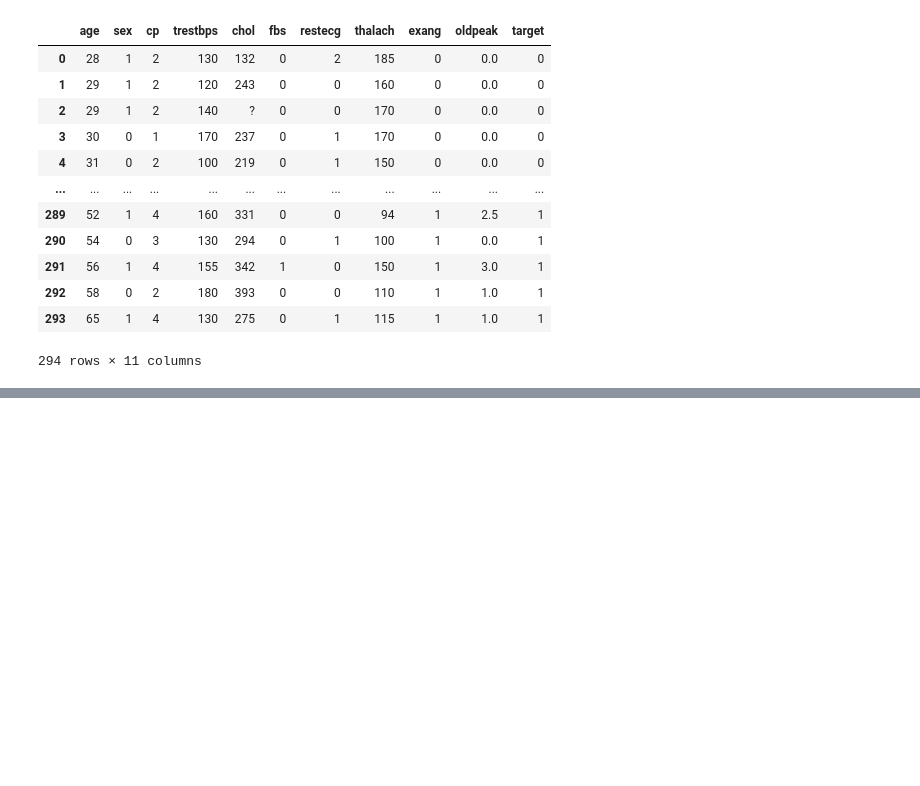
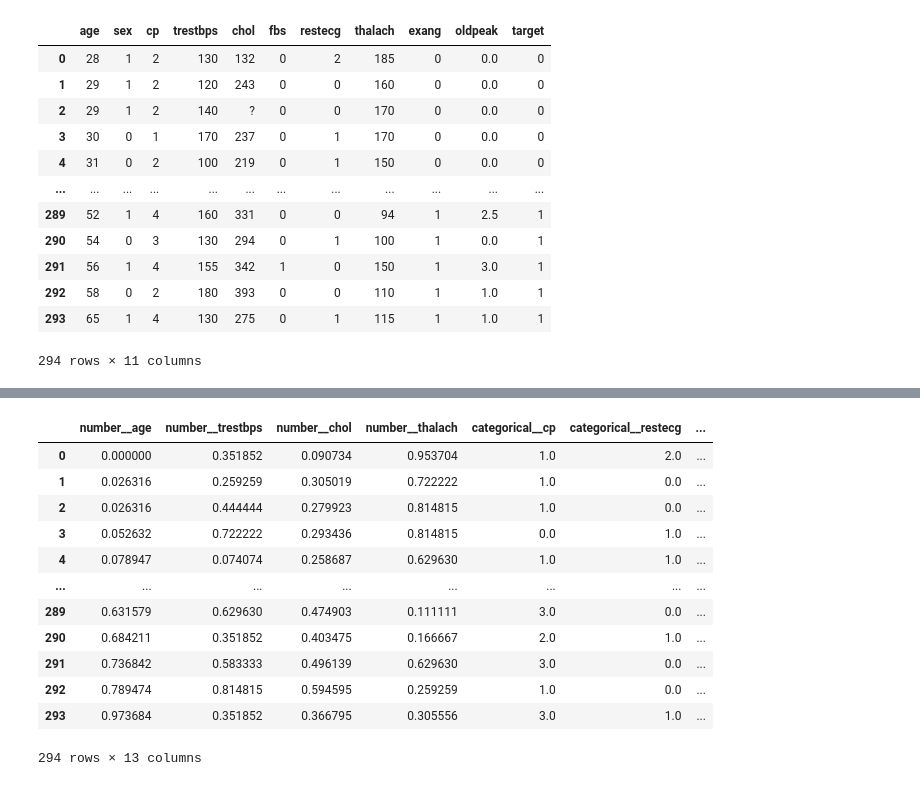
Before and after one commit to mik5owski/heart-disease-prediction-xgboost, a Jupyter notebook: heart.ipynb, the cells around one changed output, grey strips where cells are left out. Cells and saved outputs as stored; diff of their text form; code cells hidden in the pictures; blank space fills up the shorter version.

Commit message:
Modified heart.ipynb. Added a pipeline to transform the dataset

```diff
--- a/heart.ipynb
+++ b/heart.ipynb
@@ -156,0 +164,27 @@ dataset
+# %%
+numerical_features = ['age', 'trestbps', 'chol', 'thalach']
+categorical_features = ['cp', 'restecg', 'oldpeak']
+binary_features = ['sex', 'fbs', 'exang']
+
+numerical_pipeline = Pipeline(steps=[
+    ('impute', SimpleImputer(missing_values='?', strategy='most_frequent')),
+    ('scale', MinMaxScaler())
+])
+
+categorical_pipeline = Pipeline(steps=[
+    ('impute', SimpleImputer(missing_values='?', strategy='most_frequent')),
+    ('category', OrdinalEncoder())
+])
+
+binary_pipeline = Pipeline(steps=[
+    ('impute', SimpleImputer(missing_values='?', strategy='most_frequent')),
+    ('one-hot', OneHotEncoder())
+])
+
+full_processor = ColumnTransformer(transformers=[
+    ('number', numerical_pipeline, numerical_features),
+    ('categorical', categorical_pipeline, categorical_features),
+    ('binary', binary_pipeline, binary_features)
+])
+# %%
+full_processor.fit(dataset)
@@ -156,0 +211,17 @@ dataset
+# %%
+dataset_processed = pd.DataFrame(full_processor.transform(dataset), columns = full_processor.get_feature_names_out())
+dataset_processed
+# %% [output]
+|  | number__age | number__trestbps | number__chol | number__thalach | categorical__cp | categorical__restecg | ... |
+| 0 | 0.000000 | 0.351852 | 0.090734 | 0.953704 | 1.0 | 2.0 | ... |
+| 1 | 0.026316 | 0.259259 | 0.305019 | 0.722222 | 1.0 | 0.0 | ... |
+| 2 | 0.026316 | 0.444444 | 0.279923 | 0.814815 | 1.0 | 0.0 | ... |
+| 3 | 0.052632 | 0.722222 | 0.293436 | 0.814815 | 0.0 | 1.0 | ... |
+| 4 | 0.078947 | 0.074074 | 0.258687 | 0.629630 | 1.0 | 1.0 | ... |
+| ... | ... | ... | ... | ... | ... | ... | ... |
+| 289 | 0.631579 | 0.629630 | 0.474903 | 0.111111 | 3.0 | 0.0 | ... |
+| 290 | 0.684211 | 0.351852 | 0.403475 | 0.166667 | 2.0 | 1.0 | ... |
+| 291 | 0.736842 | 0.583333 | 0.496139 | 0.629630 | 3.0 | 0.0 | ... |
+| 292 | 0.789474 | 0.814815 | 0.594595 | 0.259259 | 1.0 | 0.0 | ... |
+| 293 | 0.973684 | 0.351852 | 0.366795 | 0.305556 | 3.0 | 1.0 | ... |
+294 rows × 13 columns
```
Also changed, not shown: parts of 3 cells of this notebook.
